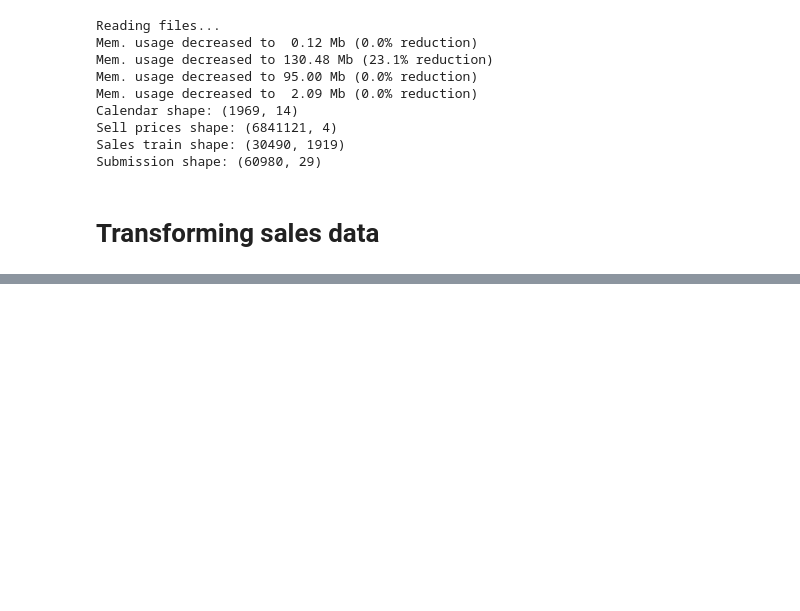
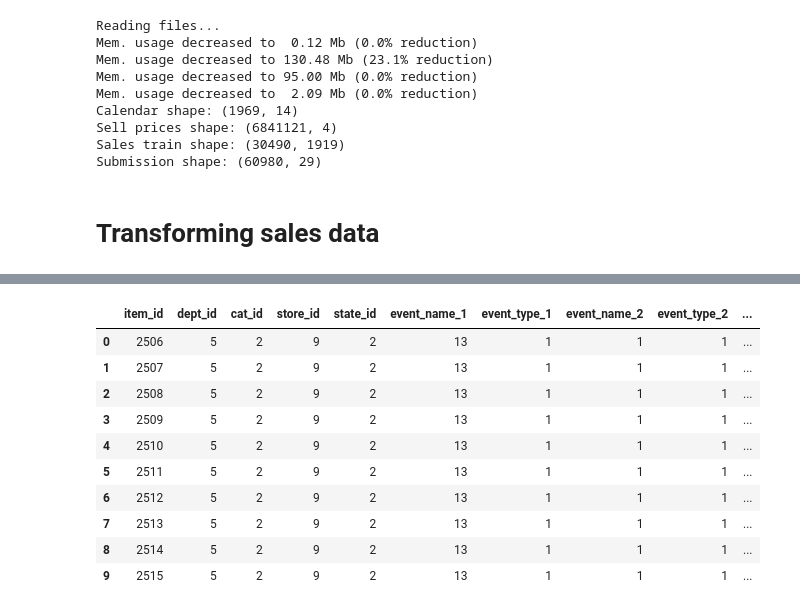
Before and after one commit to vivekka93/m5-accuracy, a Jupyter notebook: my_notebook.ipynb, the cells around one changed output, grey strips where cells are left out. Cells and saved outputs as stored; diff of their text form; code cells hidden in the pictures; blank space fills up the shorter version.

```diff
--- a/my_notebook.ipynb
+++ b/my_notebook.ipynb
@@ -4,3 +11,5 @@ import numpy as np
+# %%
+pd.set_option('display.max_columns', None)
 # %%
 def reduce_mem_usage(df, verbose=True):
     numerics = ["int16", "int32", "int64", "float16", "float32", "float64"]
@@ -93,0 +166,3 @@ melted = pd.melt(sales_train_val, id_vars=['id', 'item_id', 'dept_id', 'cat_id',
+# %%
+data = melt(sales_train_val, submission, nrows=27_500_000)
+data = merge(data, calendar, sell_prices)
@@ -93,0 +251,15 @@ melted = pd.melt(sales_train_val, id_vars=['id', 'item_id', 'dept_id', 'cat_id',
+# %%
+def add_time_features(df):
+    df["date"] = pd.to_datetime(df["date"])
+    df["year"] = df["date"].dt.year
+    df["month"] = df["date"].dt.month
+    df["week"] = df["date"].dt.week
+    df["day"] = df["date"].dt.day
+    df["dayofweek"] = df["date"].dt.dayofweek
+    df["is_weekend"] = df["dayofweek"].isin([5, 6])
+    return df
+# %%
+data = encode_categoricals(data)
+data = add_agg_features(data)
+data = add_time_features(data)
+data = reduce_mem_usage(data)
@@ -93,0 +394,14 @@ melted = pd.melt(sales_train_val, id_vars=['id', 'item_id', 'dept_id', 'cat_id',
+# %%
+X_train.head(10)
+# %% [output]
+|  | item_id | dept_id | cat_id | store_id | state_id | event_name_1 | event_type_1 | event_name_2 | event_type_2 | ... |
+| 0 | 2506 | 5 | 2 | 9 | 2 | 13 | 1 | 1 | 1 | ... |
+| 1 | 2507 | 5 | 2 | 9 | 2 | 13 | 1 | 1 | 1 | ... |
+| 2 | 2508 | 5 | 2 | 9 | 2 | 13 | 1 | 1 | 1 | ... |
+| 3 | 2509 | 5 | 2 | 9 | 2 | 13 | 1 | 1 | 1 | ... |
+| 4 | 2510 | 5 | 2 | 9 | 2 | 13 | 1 | 1 | 1 | ... |
+| 5 | 2511 | 5 | 2 | 9 | 2 | 13 | 1 | 1 | 1 | ... |
+| 6 | 2512 | 5 | 2 | 9 | 2 | 13 | 1 | 1 | 1 | ... |
+| 7 | 2513 | 5 | 2 | 9 | 2 | 13 | 1 | 1 | 1 | ... |
+| 8 | 2514 | 5 | 2 | 9 | 2 | 13 | 1 | 1 | 1 | ... |
+| 9 | 2515 | 5 | 2 | 9 | 2 | 13 | 1 | 1 | 1 | ... |
```
Also changed, not shown: parts of 13 cells of this notebook.
